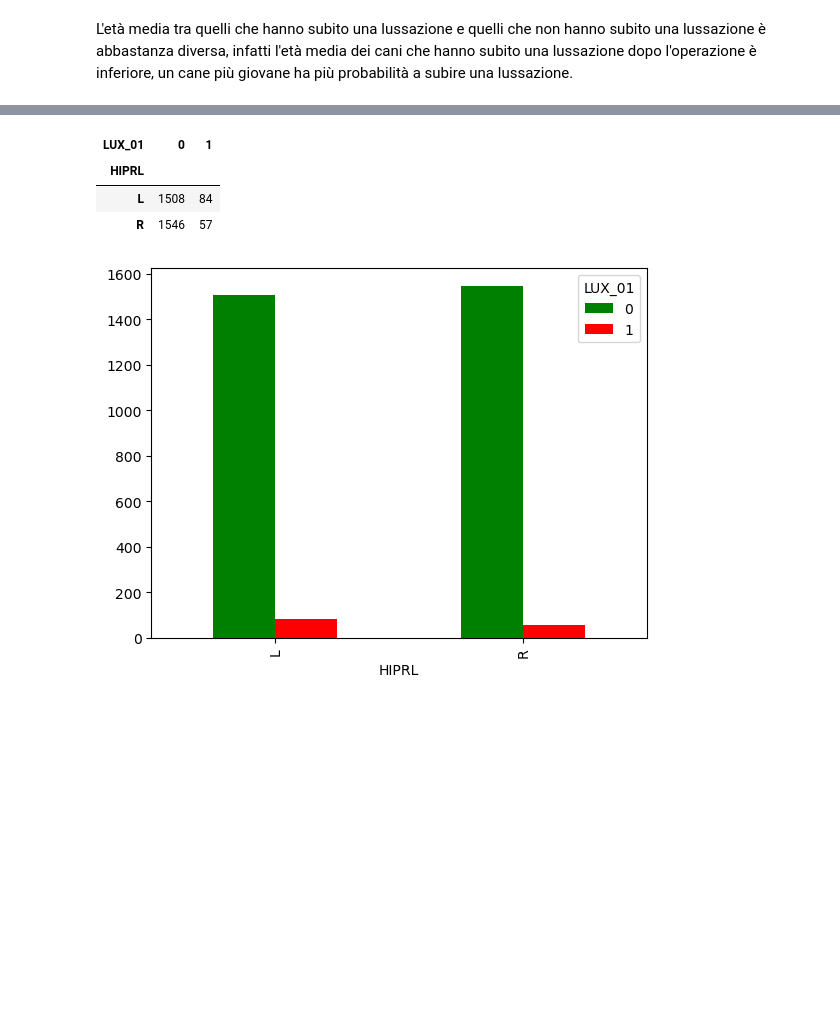
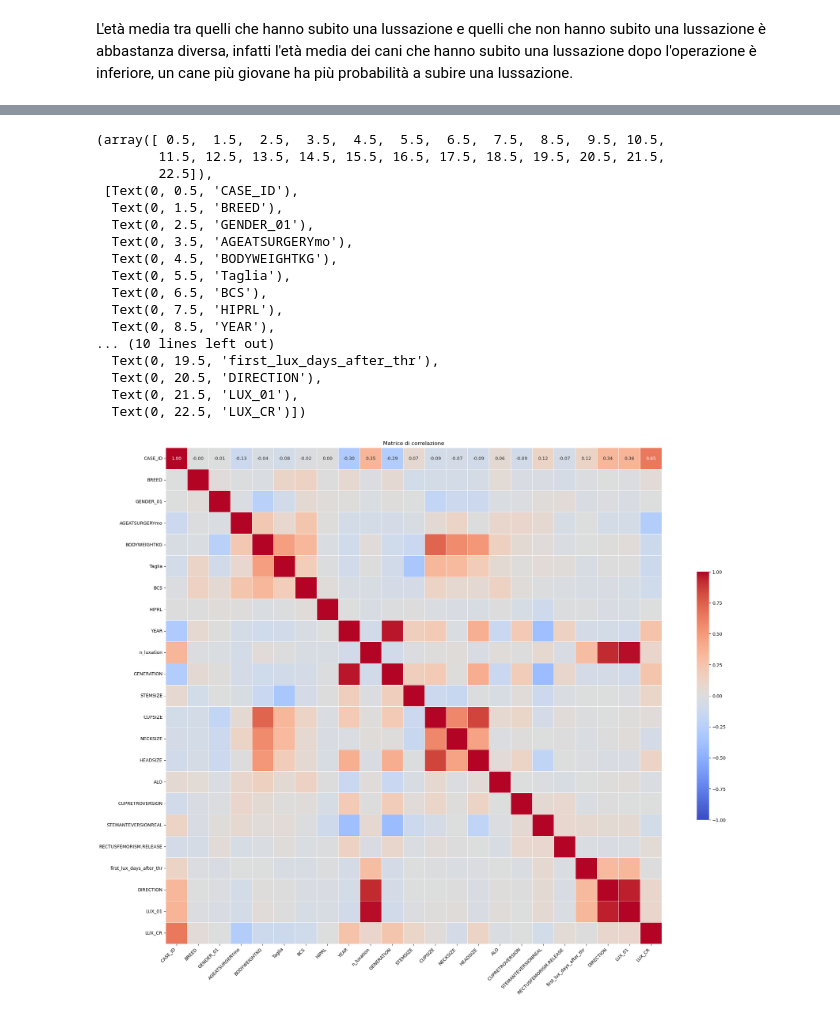
Before and after one commit to MatteoBisotti/Tirocinio, a Jupyter notebook: tirocinio/Analisi/analisi_descrittiva.ipynb, the cells around one changed output, grey strips where cells are left out. Drawn from its saved outputs; the diff is of its cells as text; code cells hidden in the pictures; blank space fills up the shorter version.

```diff
--- a/tirocinio/Analisi/AnalisiDbCani.ipynb
+++ b/tirocinio/Analisi/analisi_descrittiva.ipynb
@@ -0,0 +3,9 @@
+# %%
+import pandas as pd
+import numpy as np
+import matplotlib.pyplot as plt
+import statistics
+from scipy import stats
+
+dataset = pd.read_csv('/home/biso/Tirocinio/tirocinio/datiLussazioniDefinitivi.csv', delimiter=';')
+dataset
@@ -939,13 +886,44 @@ Name: count, dtype: int64
-# %%
-hiprl = pd.crosstab(index = dataset[dataset['HIPRL'] != 'l'].HIPRL, columns = dataset.LUX_01)
-hiprl
-# %% [output]
-| LUX_01 | 0 | 1 |
-| HIPRL |  |  |
-| L | 1508 | 84 |
-| R | 1546 | 57 |
-# %%
-hiprl.plot.bar(color = ['green', 'red'])
-plt.show()
-# %% [output]
-[figure, removed]
+# %%
+dataset = dataset.fillna(-1)
+# %%
+dataset = dataset.drop(['INDICATIONFORTHR'], axis=1)
+# %%
+import seaborn as sns
+
+matriceCorr = dataset.corr()
+
+# Dimensione della figura
+plt.figure(figsize=(28, 20))
+
+# Informazioni della heatmap
+sns.heatmap(matriceCorr, annot=True,
+                      fmt='.2f', cmap='coolwarm',
+                      square=True, linewidths=.5,
+                      cbar_kws={'shrink': .5},
+                      vmin=-1.0, vmax=1.0)
+
+# Titolo
+plt.title("Matrice di correlazione")
+
+# Descrizione delle etichette della matrice
+plt.xticks(rotation=45, ha='right')
+plt.yticks(rotation=0)
+# %% [output]
+(array([ 0.5,  1.5,  2.5,  3.5,  4.5,  5.5,  6.5,  7.5,  8.5,  9.5, 10.5,
+        11.5, 12.5, 13.5, 14.5, 15.5, 16.5, 17.5, 18.5, 19.5, 20.5, 21.5,
+        22.5]),
+ [Text(0, 0.5, 'CASE_ID'),
+  Text(0, 1.5, 'BREED'),
+  Text(0, 2.5, 'GENDER_01'),
+  Text(0, 3.5, 'AGEATSURGERYmo'),
+  Text(0, 4.5, 'BODYWEIGHTKG'),
+  Text(0, 5.5, 'Taglia'),
+  Text(0, 6.5, 'BCS'),
+  Text(0, 7.5, 'HIPRL'),
+  Text(0, 8.5, 'YEAR'),
+... (10 lines left out)
+  Text(0, 19.5, 'first_lux_days_after_thr'),
+  Text(0, 20.5, 'DIRECTION'),
+  Text(0, 21.5, 'LUX_01'),
+  Text(0, 22.5, 'LUX_CR')])
+[figure, added]
```
Also changed, not shown: parts of 68 cells of this notebook, 2 other files.
